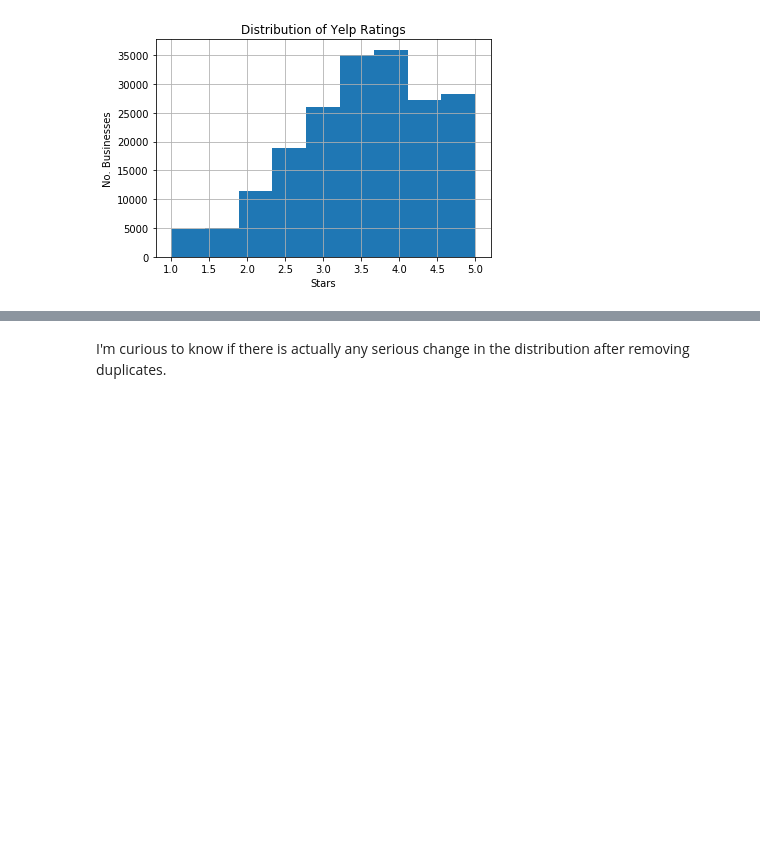
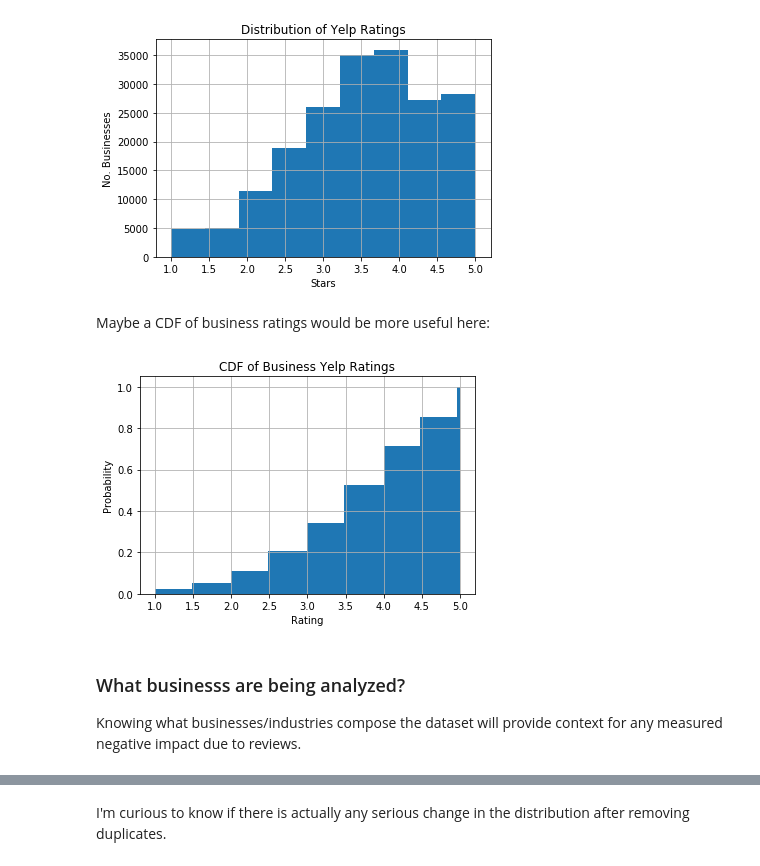
Before and after one commit to gsidsid/ThinkStats2, a Jupyter notebook: project2/project2.ipynb, the cells around one changed output, grey strips where cells are left out. Drawn from its saved outputs; the diff is of its cells as text; code cells hidden in the pictures; blank space fills up the shorter version.

Commit message:
what is happening

```diff
--- a/project2/project2.ipynb
+++ b/project2/project2.ipynb
@@ -141,3 +140,16 @@ plt.ylabel('No. Businesses');
 plt.title('Distribution of Yelp Ratings');
 # %% [output]
 [figure]
+# %% [markdown]
+Maybe a CDF of business ratings would be more useful here:
+# %%
+dfs.hist(cumulative=True, density=1, bins=100)
+plt.xlabel('Rating');
+plt.ylabel('Probability');
+plt.title('CDF of Business Yelp Ratings');
+# %% [output]
+[figure, added]
+# %% [markdown]
+### What businesss are being analyzed?
+
+Knowing what businesses/industries compose the dataset will provide context for any measured negative impact due to reviews.
```
Also changed, not shown: parts of 46 cells of this notebook.
